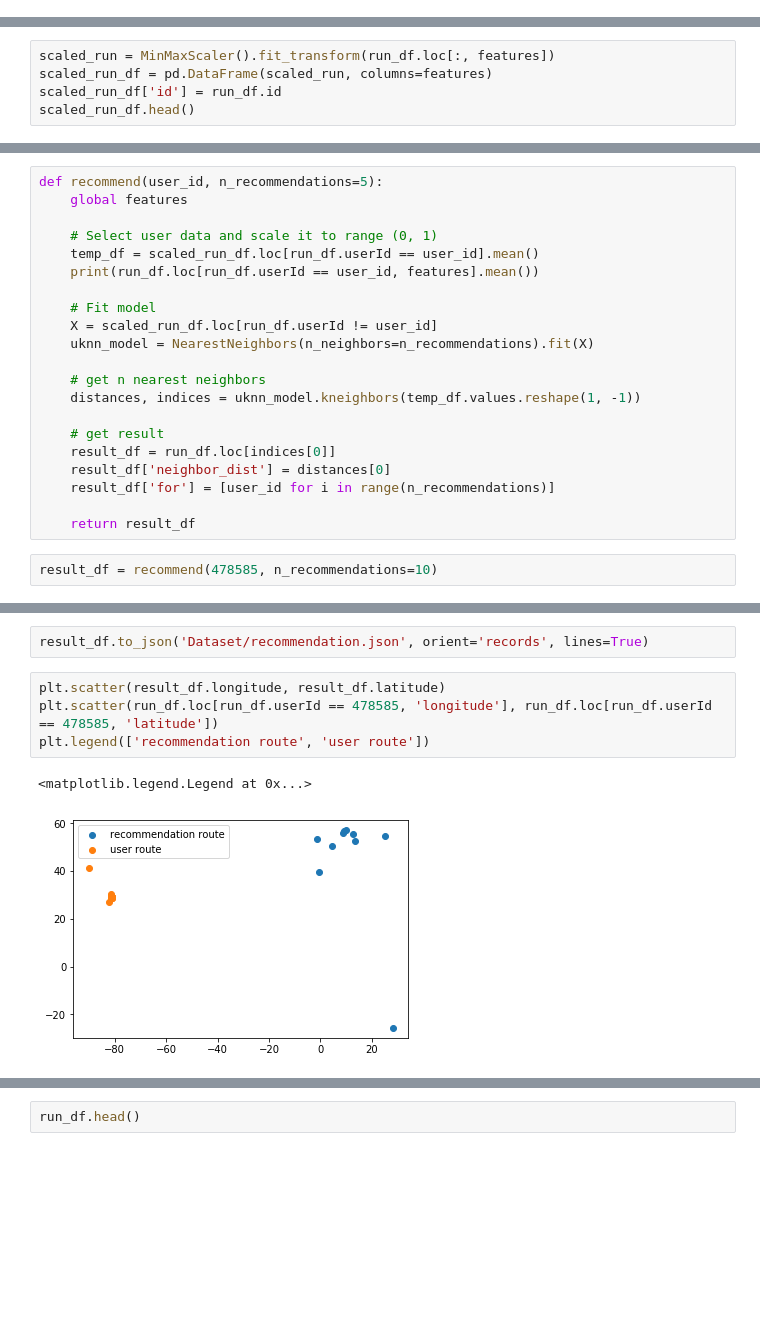
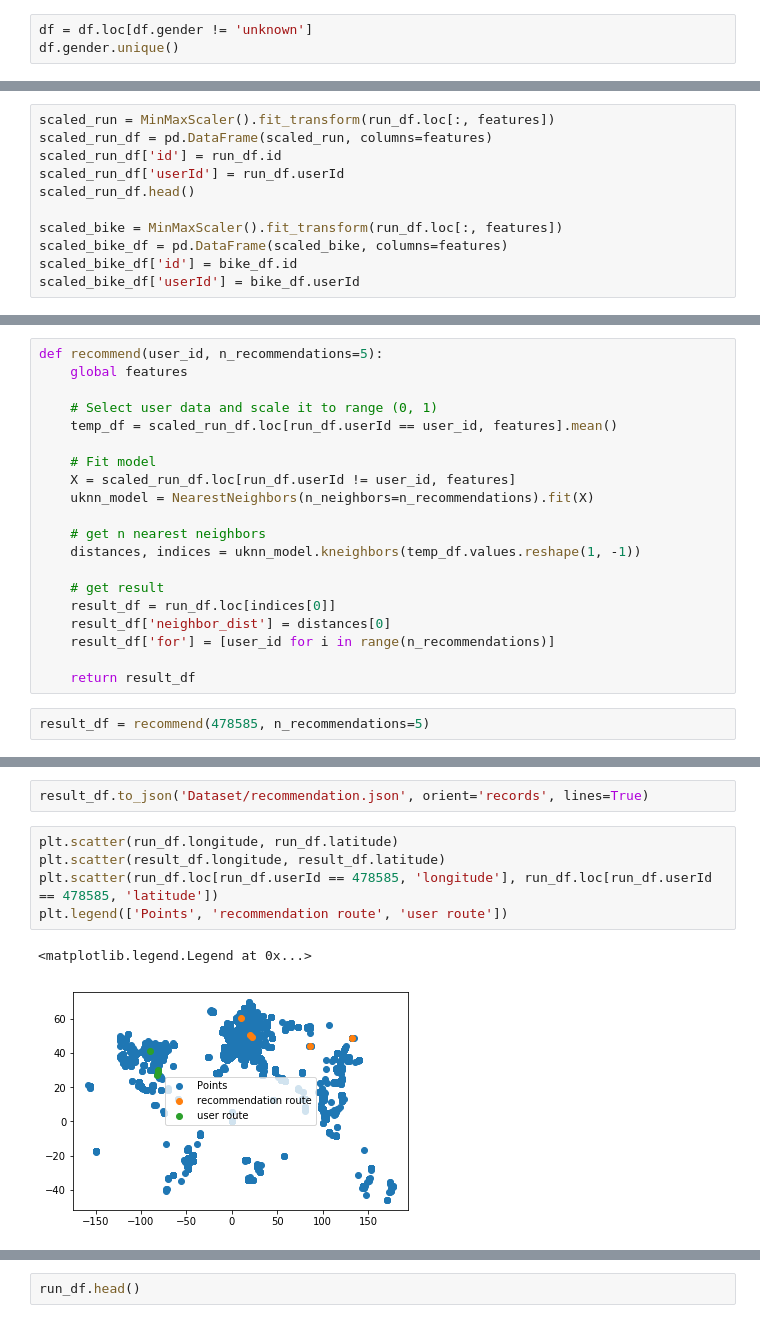
Before and after one commit to PCU-IT-2016/BigData-Endomondo, a Jupyter notebook: Notebook/Recommendation.ipynb, the cells around one changed output, grey strips where cells are left out. Saved outputs shown, nothing was run; the diff lists cells and outputs as text; blank space fills up the shorter version.

Commit message:
Add recommendation & analysis

```diff
--- a/Notebook/Recommendation.ipynb
+++ b/Notebook/Recommendation.ipynb
@@ -32,3 +32,6 @@ array(['run', 'bike', 'rowing', 'treadmill running', 'orienteering',
        'martial arts', 'stair climing', 'horseback riding', 'squash',
        'basketball', 'table tennis', 'treadmill walking', 'kite surfing'],
       dtype=object)
+# %%
+df = df.loc[df.gender != 'unknown']
+df.gender.unique()
@@ -164,4 +170,10 @@ X.head()
 scaled_run = MinMaxScaler().fit_transform(run_df.loc[:, features])
 scaled_run_df = pd.DataFrame(scaled_run, columns=features)
 scaled_run_df['id'] = run_df.id
+scaled_run_df['userId'] = run_df.userId
 scaled_run_df.head()
+
+scaled_bike = MinMaxScaler().fit_transform(run_df.loc[:, features])
+scaled_bike_df = pd.DataFrame(scaled_bike, columns=features)
+scaled_bike_df['id'] = bike_df.id
+scaled_bike_df['userId'] = bike_df.userId
@@ -177,11 +182,10 @@ def recommend(user_id, n_recommendations=5):
     global features
 
     # Select user data and scale it to range (0, 1)
-    temp_df = scaled_run_df.loc[run_df.userId == user_id].mean()
-    print(run_df.loc[run_df.userId == user_id, features].mean())
+    temp_df = scaled_run_df.loc[run_df.userId == user_id, features].mean()
 
     # Fit model
-    X = scaled_run_df.loc[run_df.userId != user_id]
+    X = scaled_run_df.loc[run_df.userId != user_id, features]
     uknn_model = NearestNeighbors(n_neighbors=n_recommendations).fit(X)
 
     # get n nearest neighbors
@@ -194,4 +198,4 @@ def recommend(user_id, n_recommendations=5):
 
     return result_df
 # %%
-result_df = recommend(478585, n_recommendations=10)
+result_df = recommend(478585, n_recommendations=5)
@@ -221,10 +211,11 @@ result_df
 # %%
 result_df.to_json('Dataset/recommendation.json', orient='records', lines=True)
 # %%
+plt.scatter(run_df.longitude, run_df.latitude)
 plt.scatter(result_df.longitude, result_df.latitude)
 plt.scatter(run_df.loc[run_df.userId == 478585, 'longitude'], run_df.loc[run_df.userId == 478585, 'latitude'])
-plt.legend(['recommendation route', 'user route'])
+plt.legend(['Points', 'recommendation route', 'user route'])
 # %% [output]
 <matplotlib.legend.Legend at 0x...>
-[figure, old version]
+[figure, new version]
 # %% [markdown]
```
Also changed, not shown: parts of 31 cells of this notebook, 14 other files.
